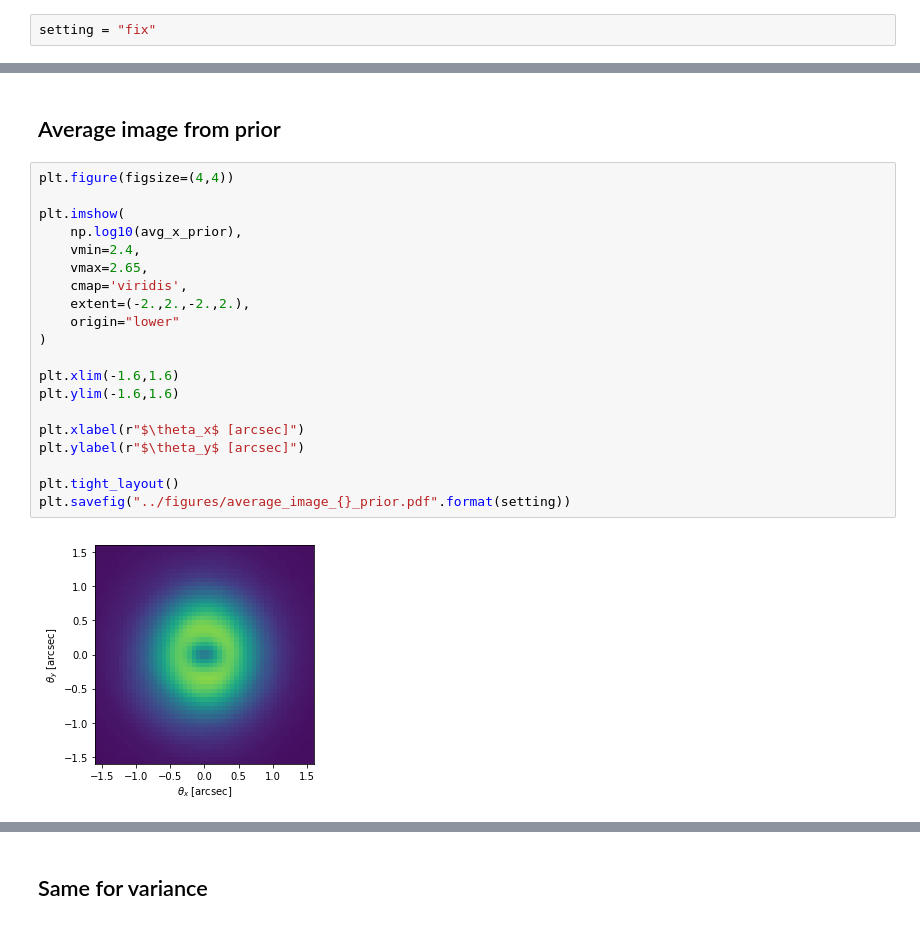
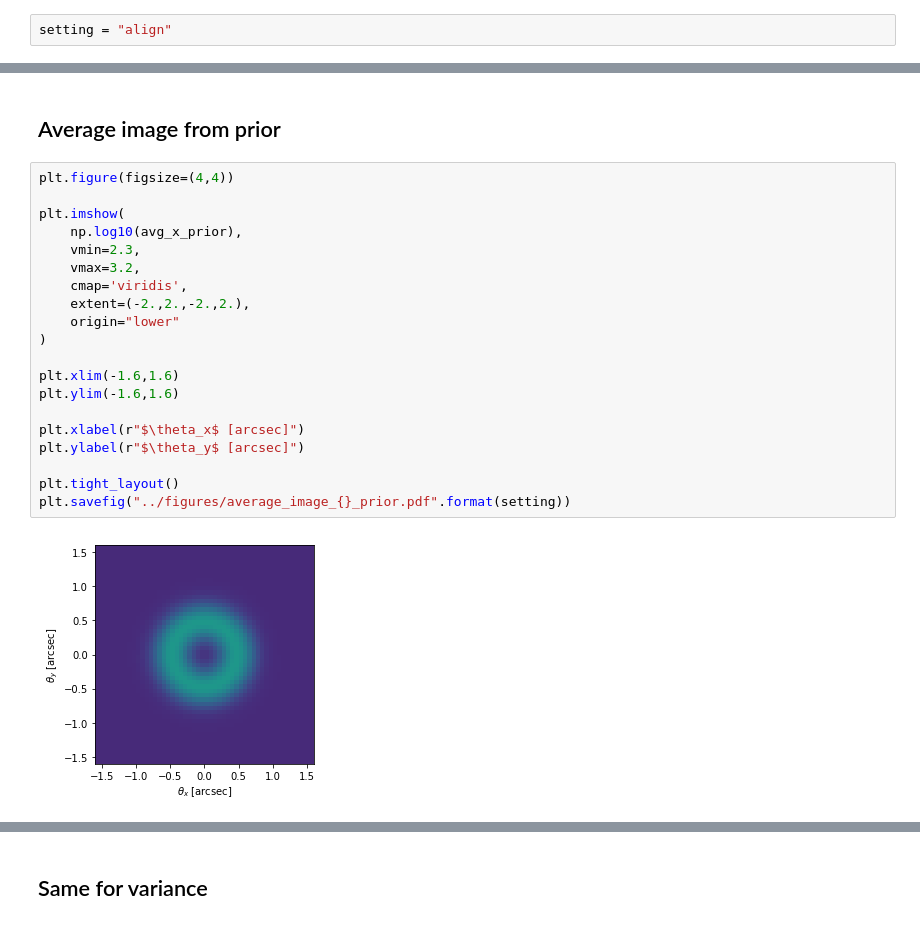
Before and after one commit to smsharma/mining-for-substructure-lens, a Jupyter notebook: notebooks/02_plot_average_images.ipynb, the cells around one changed output, grey strips where cells are left out. Cells and saved outputs as stored; diff of their text form.

Commit message:
Analysed average images for new scenarios

```diff
--- a/notebooks/02_plot_average_images.ipynb
+++ b/notebooks/02_plot_average_images.ipynb
@@ -18,7 +18,7 @@ logging.basicConfig(
 # %% [markdown]
 ## Setting
 # %%
-setting = "fix"
+setting = "align"
 # %% [markdown]
 ## Load data
 # %%
@@ -67,25 +65,25 @@ beta_descr = [r"$\beta < -2.1$", r"$-2.1 < \beta < -1.7$", r"$-1.7 < \beta$"]
 # %%
 plt.figure(figsize=(4,4))
 
 plt.imshow(
     np.log10(avg_x_prior),
-    vmin=2.4,
-    vmax=2.65,
+    vmin=2.3,
+    vmax=3.2,
     cmap='viridis',
     extent=(-2.,2.,-2.,2.),
     origin="lower"
 )
 
 plt.xlim(-1.6,1.6)
 plt.ylim(-1.6,1.6)
 
 plt.xlabel(r"$\theta_x$ [arcsec]")
 plt.ylabel(r"$\theta_y$ [arcsec]")
 
 plt.tight_layout()
 plt.savefig("../figures/average_image_{}_prior.pdf".format(setting))
 # %% [output]
-[figure, old version]
+[figure, new version]
 # %%
 plt.figure(figsize=(12,12))
 
```
Also changed, not shown: parts of 3 cells of this notebook, 9 other files.
